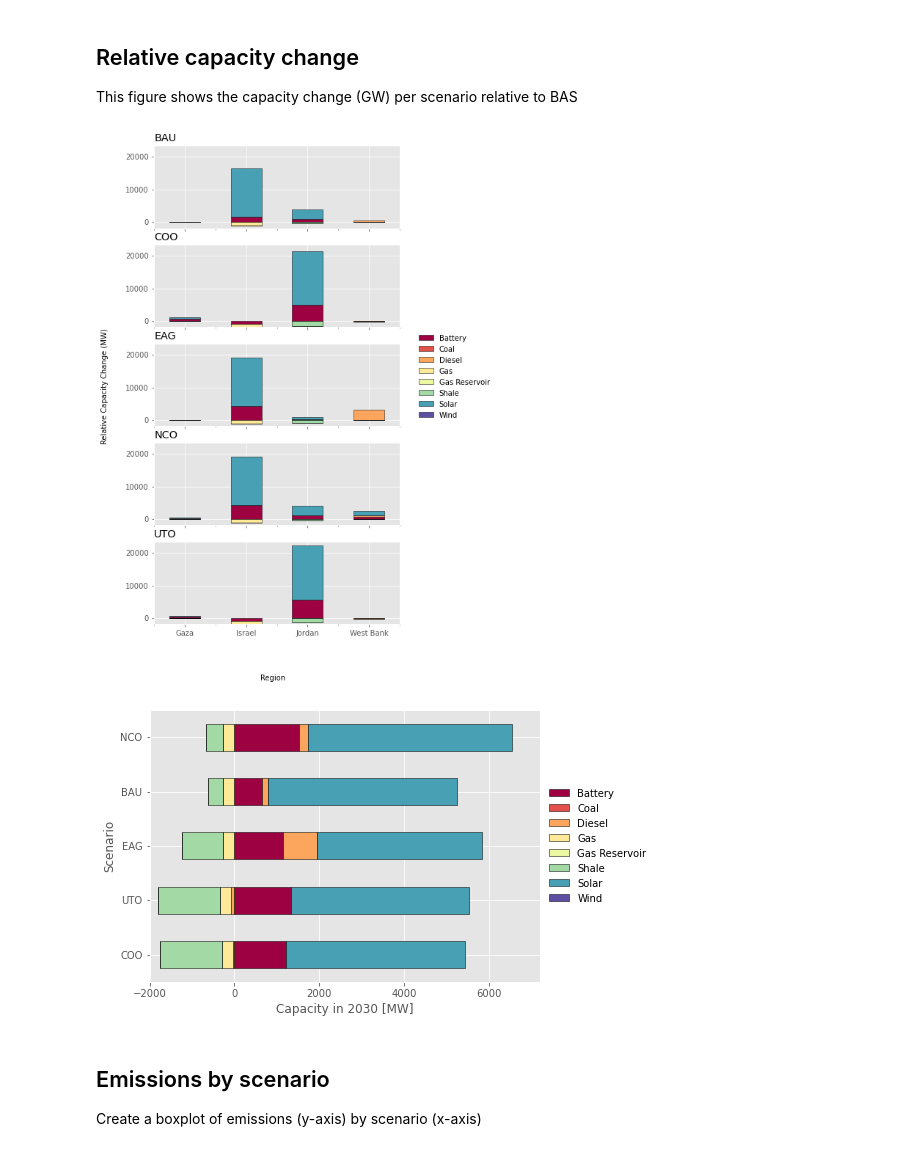
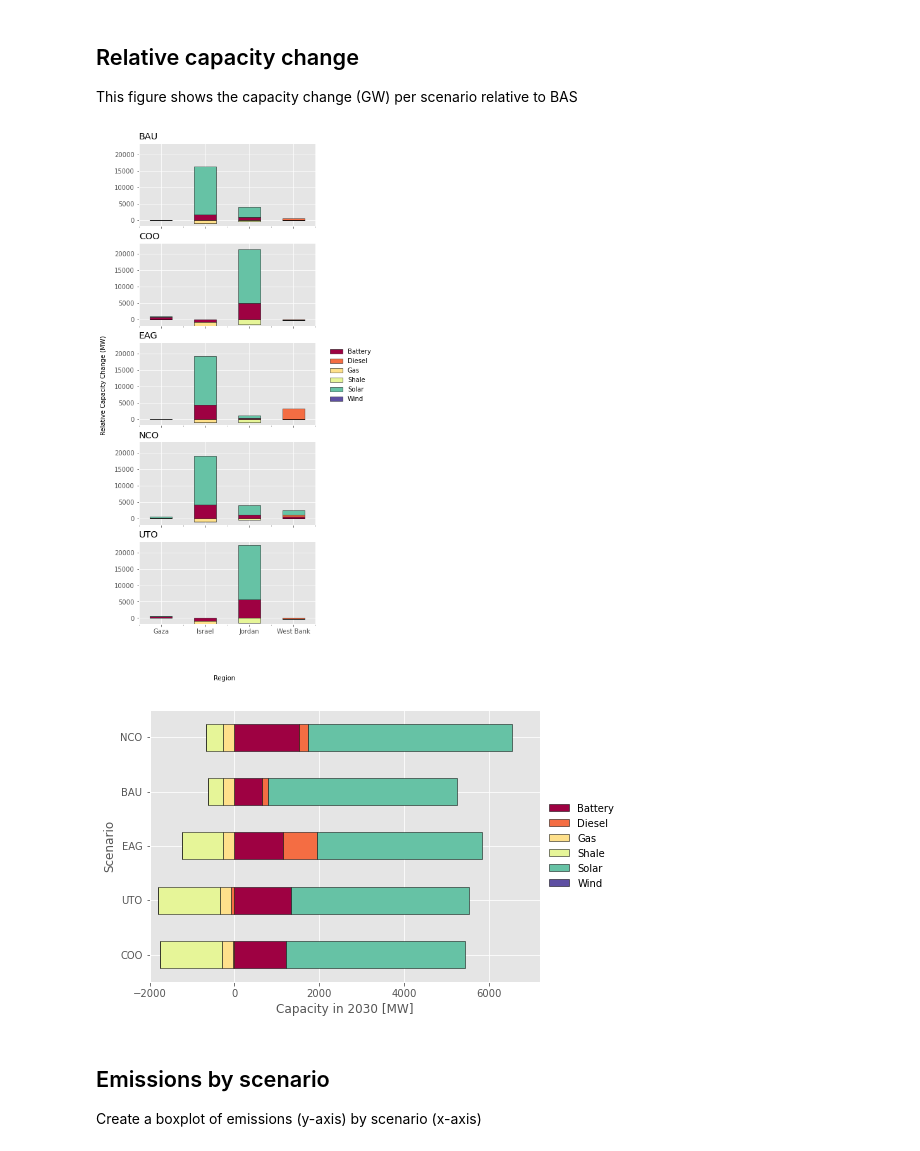
Before and after one commit to amanmajid/nextra, a Jupyter notebook: analysis/icae-results.ipynb, the cells around one changed output. Cells and saved outputs as stored; diff of their text form; code cells hidden in the pictures.

```diff
--- a/analysis/icae-results.ipynb
+++ b/analysis/icae-results.ipynb
@@ -11,6 +11,12 @@ sys.path.append('../')
 
 from infrasim.optimise import *
 from infrasim.utils import *
+
+import matplotlib as mpl
+
+mpl.rcParams['ytick.direction'] = 'in'
+mpl.rcParams['xtick.direction'] = 'in'
+mpl.rcParams['font.family']      = 'Arial'
 # %%
 # SUBFUNCTIONS
 
@@ -278,33 +289,35 @@ f.savefig('../outputs/figures/capacity_by_scenario.pdf',bbox_inches='tight')
 This figure shows the capacity change (GW) per scenario relative to BAS
 # %%
 delta = get_relative_capacities(results)
+delta = delta[~delta.technology.isin(['Gas Reservoir','Coal'])].reset_index(drop=True)
 
-f,ax = plt.subplots(ncols=1,nrows=5,figsize=(6,12),sharex=True,sharey=True)
+f,ax = plt.subplots(ncols=1,nrows=5,figsize=(5,14),sharex=True,sharey=True)
 
 count=0
 for s in delta.scenario.unique():
     idx = delta.loc[delta.scenario.isin([s])]
     idx = idx.pivot_table(index=['territory'],columns=['technology'],values='relative_change')
     idx.plot.bar(stacked=True,rot=0,ax=ax[count],cmap='Spectral',edgecolor='black',legend=False)
     #ax[count].set_ylim([-5000,20000])
     ax[count].set_xlabel(None)
     ax[count].set_title(s,loc='left')
     count=count+1
 
 plt.legend(loc='center left', bbox_to_anchor=(1.05, 3),frameon=False)
 
 f.text(0.5, 0.04, 'Region', ha='center', va='center')
 f.text(-0.03, 0.5, 'Relative Capacity Change (MW)', ha='center', va='center', rotation='vertical')
 
 f.savefig('../outputs/figures/relative_capacity_by_scenario.pdf',bbox_inches='tight')
 # %% [output]
-[figure, old version]
+[figure, new version]
 # %%
 # plot
 delta = get_relative_capacities(results)
 plt.style.use('ggplot')
 f,ax = plt.subplots(ncols=1,nrows=1,figsize=(7,5))
 delta = delta.pivot_table(index=['scenario'],columns=['technology'],values='relative_change')
+delta = delta.drop(['Coal','Gas Reservoir'],axis=1)
 # sort by ascending
 delta['total'] = delta.sum(axis=1)
 delta = delta.sort_values("total").drop('total',axis=1)
@@ -315,7 +328,7 @@ ax.legend(loc='center left', bbox_to_anchor=(1.0, 0.5),frameon=False)
 ax.set_xlim([-2000,7200])
 f.savefig('../outputs/figures/relative_capacity_by_scenario_2.pdf',bbox_inches='tight')
 # %% [output]
-[figure, old version]
+[figure, new version]
 # %% [markdown]
 ## Emissions by scenario
 Create a boxplot of emissions (y-axis) by scenario (x-axis)
```
Also changed, not shown: parts of 9 cells of this notebook, 20 other files.
